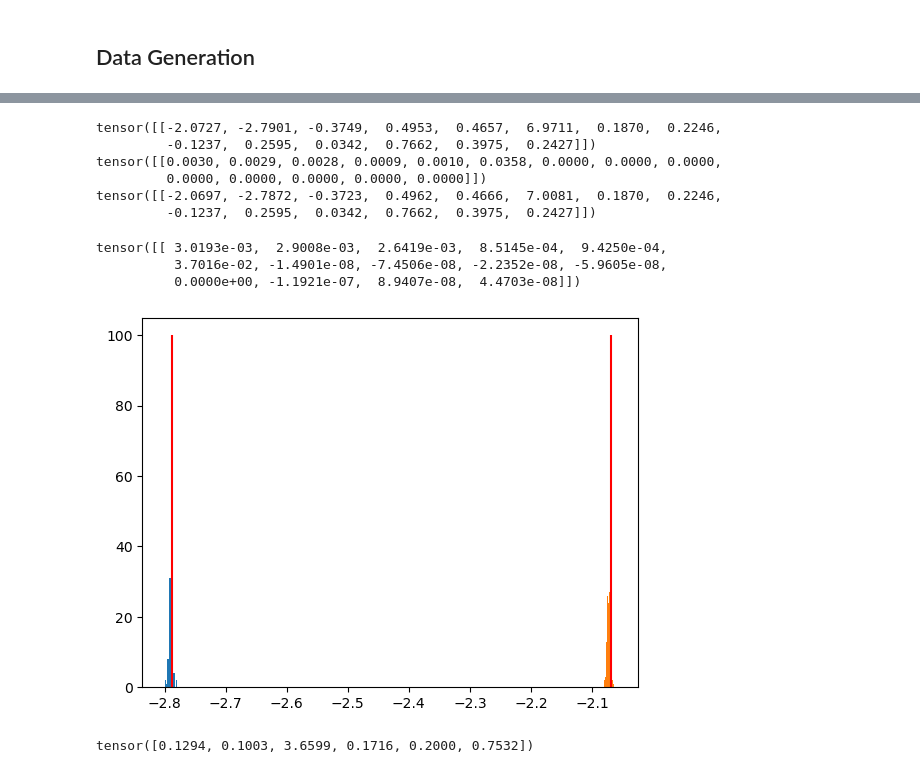
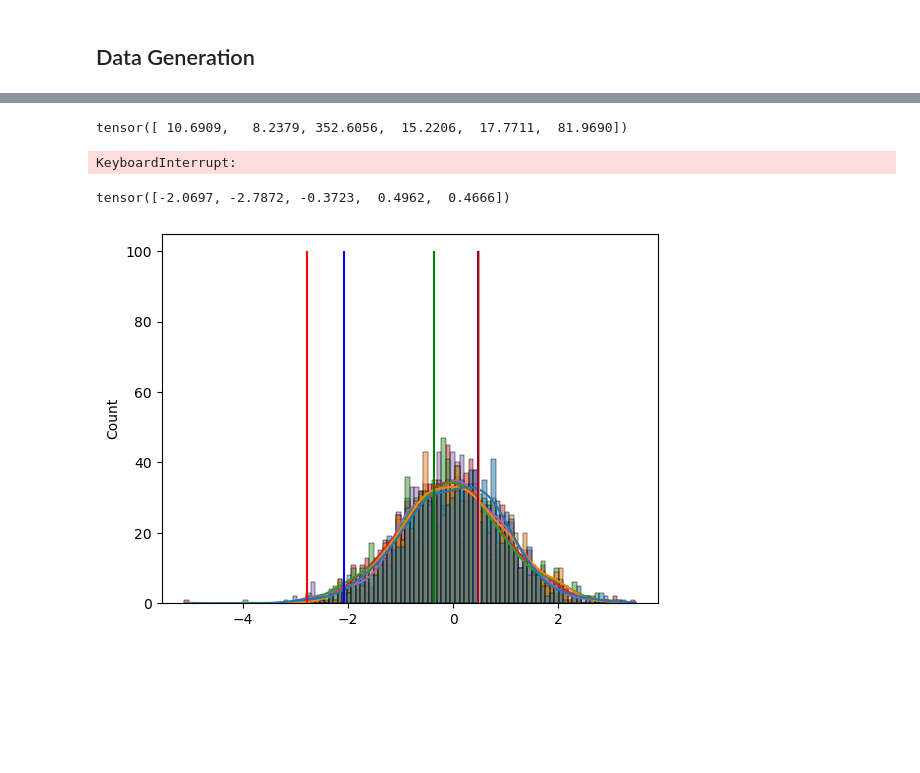
Before and after one commit to bGuenes/sbi_model_comparison, a Jupyter notebook: ModelTransfuser_run.ipynb, the cells around one changed output, grey strips where cells are left out. Drawn from its saved outputs; the diff is of its cells as text; code cells hidden in the pictures; blank space fills up the shorter version.

```diff
--- a/ModelTransfuser_run.ipynb
+++ b/ModelTransfuser_run.ipynb
@@ -80,12 +80,12 @@ val_data = torch.cat((val_x, val_y), 1)
 # Define the ModelTransfuser
 
 # Time steps for the diffusion process
-T = 50
+T = 20
 t = torch.linspace(0, 1, T)
 
 model = ModelTransfuser(T, train_data.shape)
 
-model = model.load('ModelTransfuser/models/ModelTransfuser_e100_s101_lr.pickle')
+model = model.load('ModelTransfuser/models/ModelTransfuser_e100_s101_lr_10000data.pickle')
 # %%
 #with open('ModelTransfuser/models/ModelTransfuser_test.pickle', 'rb') as f:
 #    model = pickle.load(f)
@@ -118,0 +116,2 @@ mask[6:] = 1
+# %%
+data = val_data[:1000, mask.type(torch.bool)]
@@ -119,27 +126,19 @@ mask[6:] = 1
+# %%
+torch.mean(100*torch.abs((val_data[:1000]-p3.mean(axis=1))/val_data[:1000]), axis=0)[:6]
+# %% [output]
+tensor([ 10.6909,   8.2379, 352.6056,  15.2206,  17.7711,  81.9690])
 # %%
-p = model.sample(val_data[1:2], condition_mask=mask, device='cuda:1').to('cpu')
+p=model.sample(data[1], condition_mask=mask, device="cuda:1").to("cpu")
+# %% [output]
+KeyboardInterrupt:
-# %%
-print(p.mean(axis=1))
-print(p.std(axis=1))
-print(val_data[1:2])
-# %% [output]
-tensor([[-2.0727, -2.7901, -0.3749,  0.4953,  0.4657,  6.9711,  0.1870,  0.2246,
-         -0.1237,  0.2595,  0.0342,  0.7662,  0.3975,  0.2427]])
-tensor([[0.0030, 0.0029, 0.0028, 0.0009, 0.0010, 0.0358, 0.0000, 0.0000, 0.0000,
-         0.0000, 0.0000, 0.0000, 0.0000, 0.0000]])
-tensor([[-2.0697, -2.7872, -0.3723,  0.4962,  0.4666,  7.0081,  0.1870,  0.2246,
-         -0.1237,  0.2595,  0.0342,  0.7662,  0.3975,  0.2427]])
-# %%
-(val_data[1:2]-p.mean(axis=1))
-# %% [output]
-tensor([[ 3.0193e-03,  2.9008e-03,  2.6419e-03,  8.5145e-04,  9.4250e-04,
-          3.7016e-02, -1.4901e-08, -7.4506e-08, -2.2352e-08, -5.9605e-08,
-          0.0000e+00, -1.1921e-07,  8.9407e-08,  4.4703e-08]])
+# %%
+val_data[1,:5]
+# %% [output]
+tensor([-2.0697, -2.7872, -0.3723,  0.4962,  0.4666])
 # %%
-plt.hist(p[0,:,1], bins=100)
-plt.hist(p[0,:,0], bins=100)
-plt.vlines(val_data[1,1], 0, 100, color='red')
-plt.vlines(val_data[1,0], 0, 100, color='red')
+sns.histplot(p[0,:,:5], bins=100, kde=True,color=['blue','red','green','orange','purple'], legend=False)
+plt.vlines(val_data[1,:5], 0, 100, color=['blue','red','green','orange','purple'])
+#plt.vlines(val_data[1,0], 0, 10, color='red')
 plt.show()
 # %% [output]
-[figure, old version]
+[figure, new version]
@@ -151,4 +147,2 @@ p = model.sample(val_data[:1000], condition_mask=mask.repeat(1000,1), device="cu
 # %%
-torch.mean(100*torch.abs((val_data[:1000]-p.mean(axis=1))/val_data[:1000]), axis=0)[:6]
+torch.mean(100*torch.abs((val_data[:1000]-p2.mean(axis=1))/val_data[:1000]), axis=0)[6:]
-# %% [output]
-tensor([0.1294, 0.1003, 3.6599, 0.1716, 0.2000, 0.7532])
```
Also changed, not shown: parts of 13 cells of this notebook, 8 other files.
